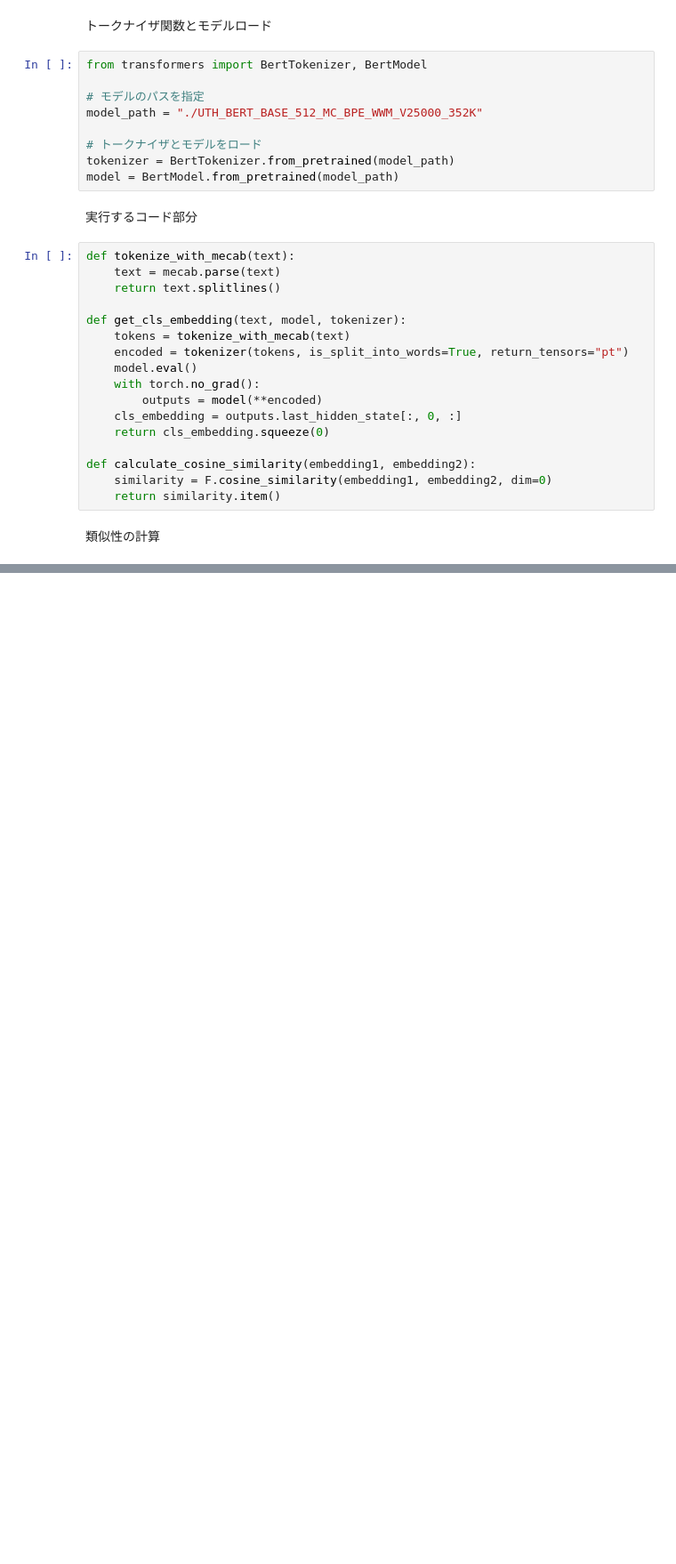
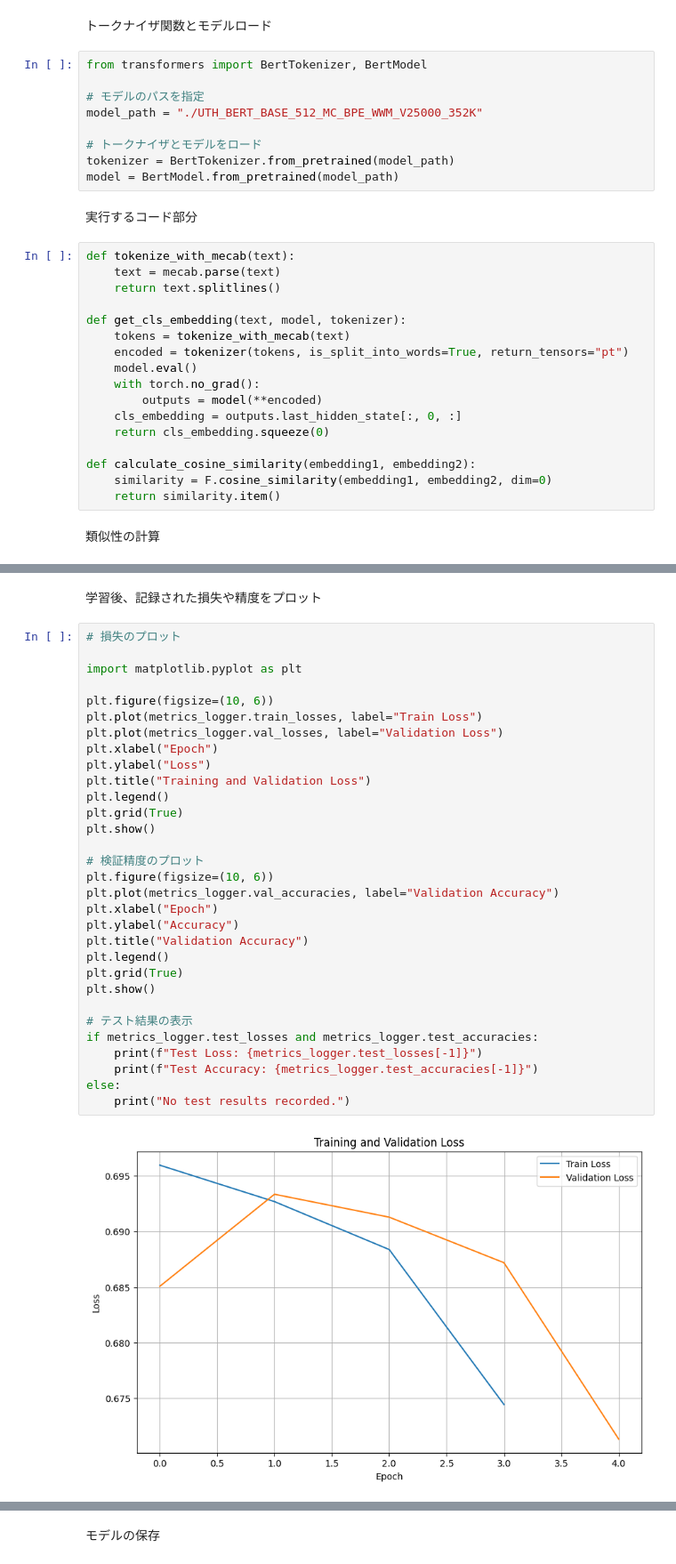
Before and after one commit to ryo-nakajima/the_effect_test, a Jupyter notebook: uth_bert_medpeer.ipynb, the cells around one changed output, grey strips where cells are left out. Shown at 89% size. Drawn from its saved outputs; the diff is of its cells as text; blank space fills up the shorter version.

```diff
--- a/uth_bert_medpeer.ipynb
+++ b/uth_bert_medpeer.ipynb
@@ -122,0 +453,35 @@ print(f"Similarity between row {row1} and row {row2}: {similarity}")
+# %% [markdown]
+学習後、記録された損失や精度をプロット
+# %%
+# 損失のプロット
+
+import matplotlib.pyplot as plt
+
+plt.figure(figsize=(10, 6))
+plt.plot(metrics_logger.train_losses, label="Train Loss")
+plt.plot(metrics_logger.val_losses, label="Validation Loss")
+plt.xlabel("Epoch")
+plt.ylabel("Loss")
+plt.title("Training and Validation Loss")
+plt.legend()
+plt.grid(True)
+plt.show()
+
+# 検証精度のプロット
+plt.figure(figsize=(10, 6))
+plt.plot(metrics_logger.val_accuracies, label="Validation Accuracy")
+plt.xlabel("Epoch")
+plt.ylabel("Accuracy")
+plt.title("Validation Accuracy")
+plt.legend()
+plt.grid(True)
+plt.show()
+
+# テスト結果の表示
+if metrics_logger.test_losses and metrics_logger.test_accuracies:
+    print(f"Test Loss: {metrics_logger.test_losses[-1]}")
+    print(f"Test Accuracy: {metrics_logger.test_accuracies[-1]}")
+else:
+    print("No test results recorded.")
+# %% [output]
+[figure, added]
@@ -122,0 +491,2 @@ print(f"Similarity between row {row1} and row {row2}: {similarity}")
+# %% [markdown]
+モデルの保存
```
Also changed, not shown: parts of 18 cells of this notebook.
